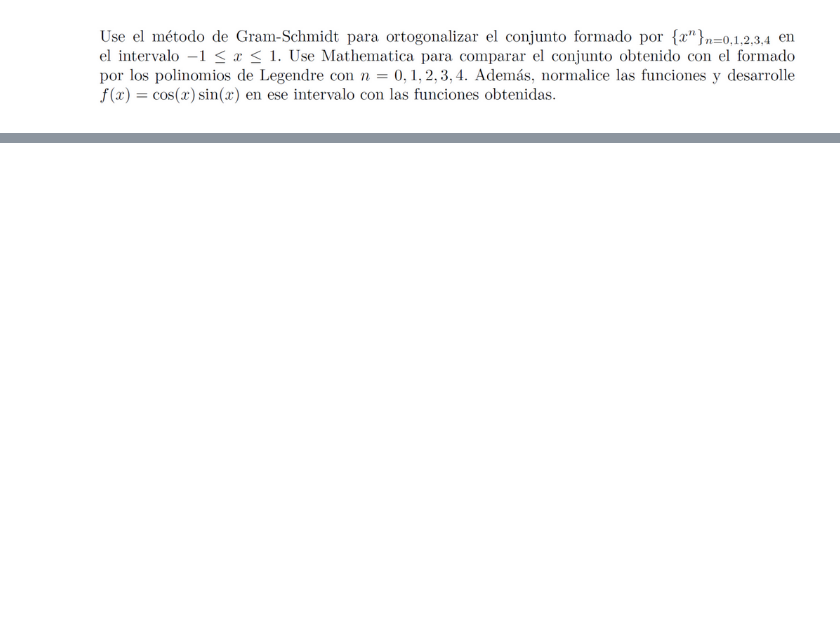
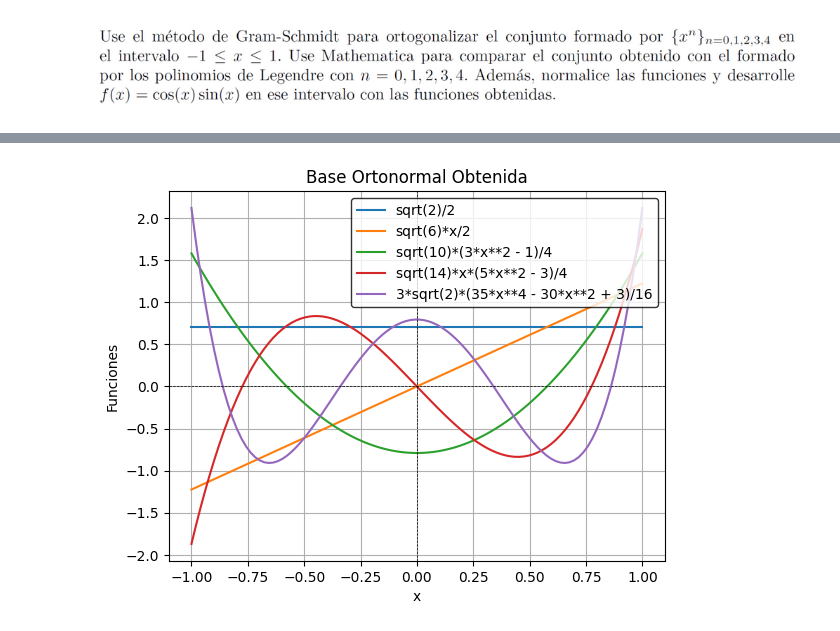
Before and after one commit to SamHuRo/mecanica-cuantica-avanzada, a Jupyter notebook: Ejercicios/Ejercicio_01/Ejercicio_01.ipynb, the cells around one changed output, grey strips where cells are left out. Drawn from its saved outputs; the diff is of its cells as text; code cells hidden in the pictures; blank space fills up the shorter version.

```diff
--- a/Ejercicios/Ejercicio_01/Ejercicio_01.ipynb
+++ b/Ejercicios/Ejercicio_01/Ejercicio_01.ipynb
@@ -17,0 +152,26 @@
+# %%
+# Mostrar la base ortonormal obtenida
+for q in base_ortonormal:
+    fun_lambdified = sp.lambdify(x, q)
+    fun_graph = fun_lambdified(variable_x)
+    if fun_graph.shape == ():
+        y = np.ones_like(variable_x) * fun_graph
+        plt.plot(variable_x, y, label=str(q))
+    else:
+        plt.plot(variable_x, fun_graph, label=str(q))
+
+plt.title('Base Ortonormal Obtenida')
+plt.xlabel('x')
+plt.ylabel('Funciones')
+plt.axhline(0, color='black', lw=0.5, ls='--')
+plt.axvline(0, color='black', lw=0.5, ls='--')
+plt.legend(
+    loc="upper right",
+    frameon=True,      # mostrar recuadro
+    facecolor="white", # color de fondo
+    edgecolor="black"  # color del borde
+)
+plt.grid()
+plt.show()
+# %% [output]
+[figure, added]
```
Also changed, not shown: parts of 20 cells of this notebook.
